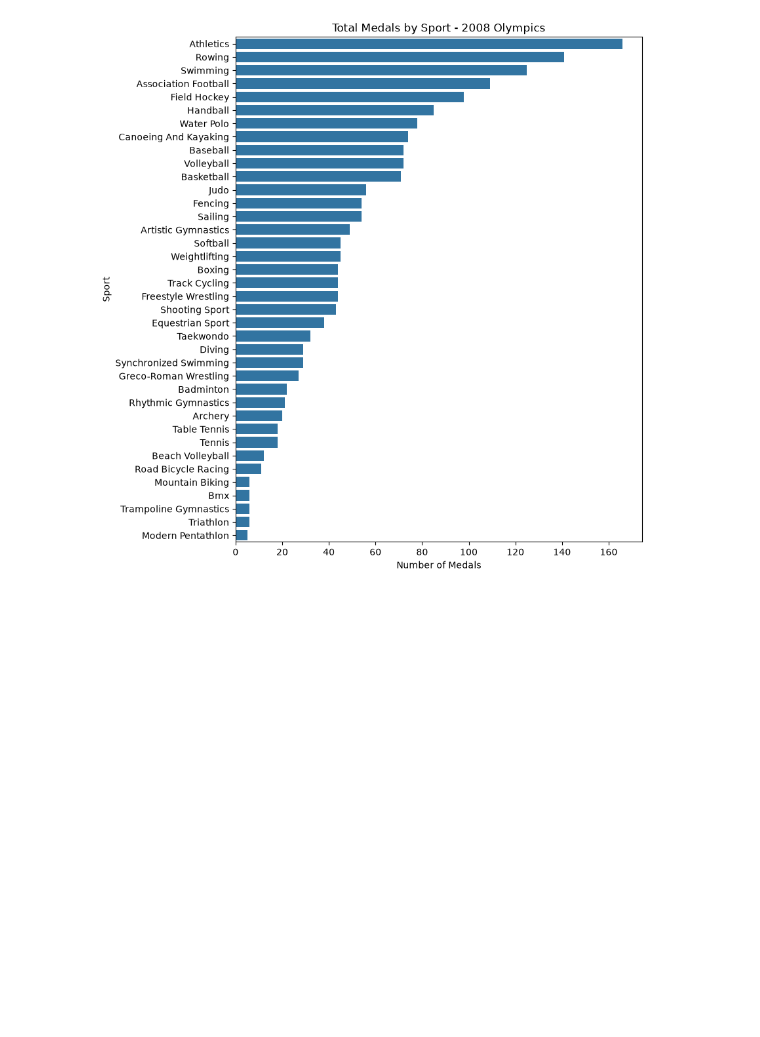
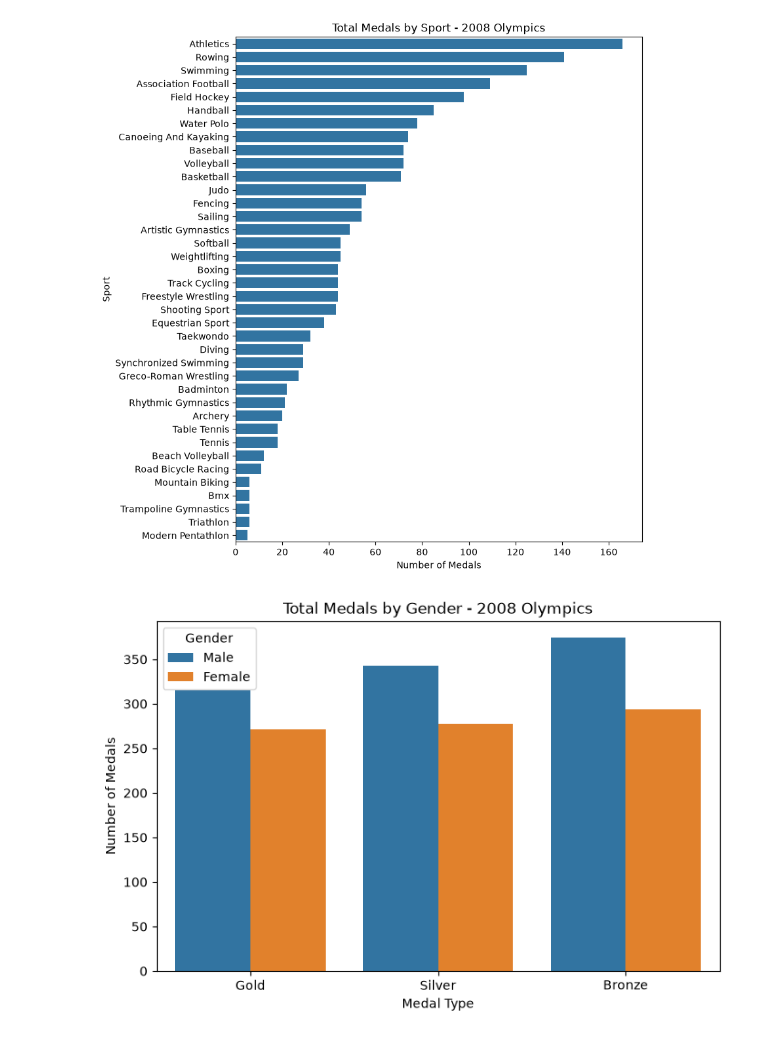
Before and after one commit to byoung24-afk/YOUNG-Data-Science-Portfolio, a Jupyter notebook: TidyData-Project/tidy_data_project.ipynb, the cells around one changed output. Drawn from its saved outputs; the diff is of its cells as text; code cells hidden in the pictures; blank space fills up the shorter version.

Commit message:
Add medal type by gender chart

```diff
--- a/TidyData-Project/tidy_data_project.ipynb
+++ b/TidyData-Project/tidy_data_project.ipynb
@@ -156,3 +156,13 @@ plt.ylabel("Sport")
 plt.show()
 # %% [output]
 [figure]
+# %%
+plt.figure(figsize=(8,5))
+sns.countplot(data=df_long, x="medal", hue="gender", order=["Gold", "Silver", "Bronze"])
+plt.title("Total Medals by Gender - 2008 Olympics")
+plt.xlabel("Medal Type")
+plt.ylabel("Number of Medals")
+plt.legend(title="Gender")
+plt.show()
+# %% [output]
+[figure, added]
```
